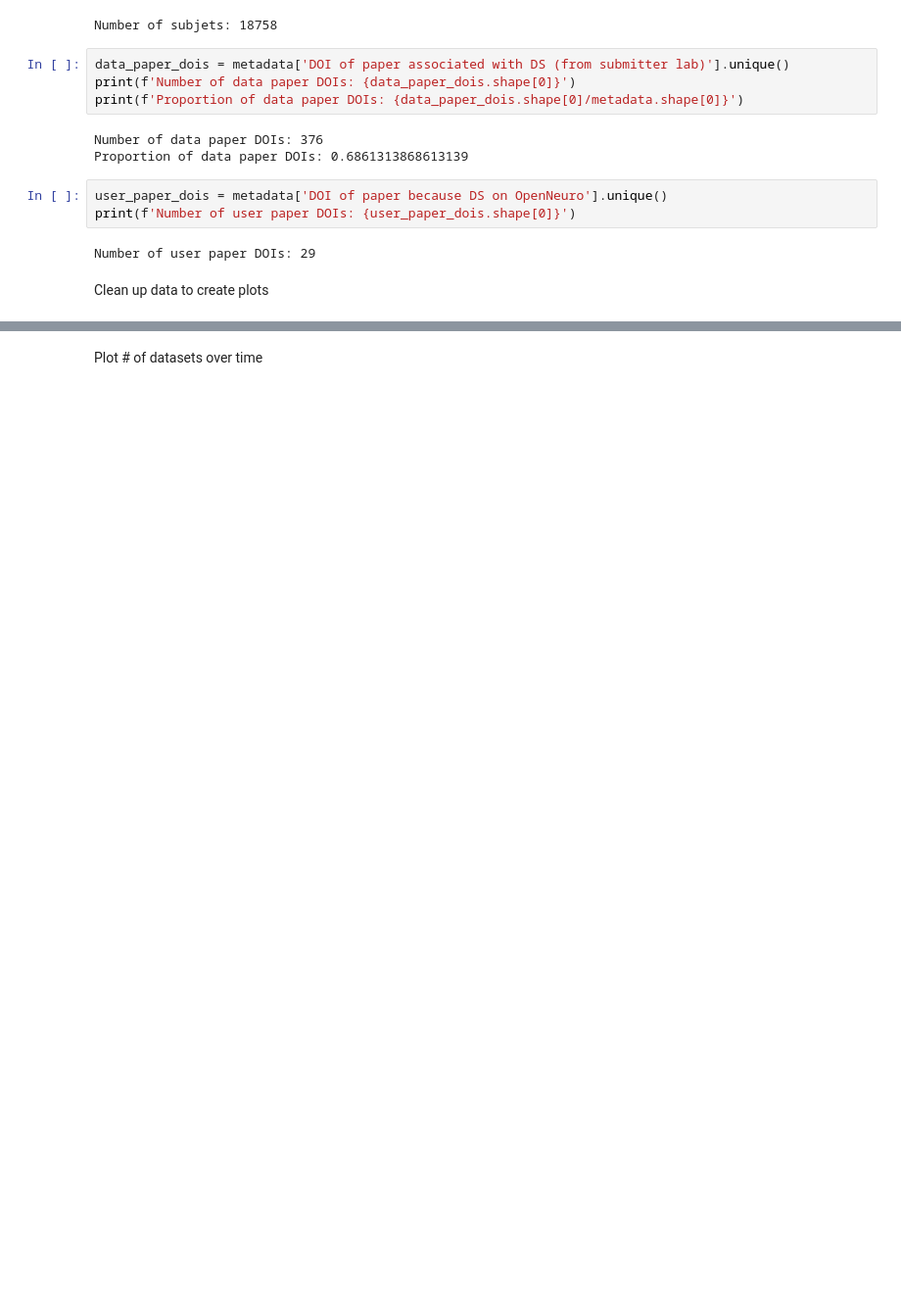
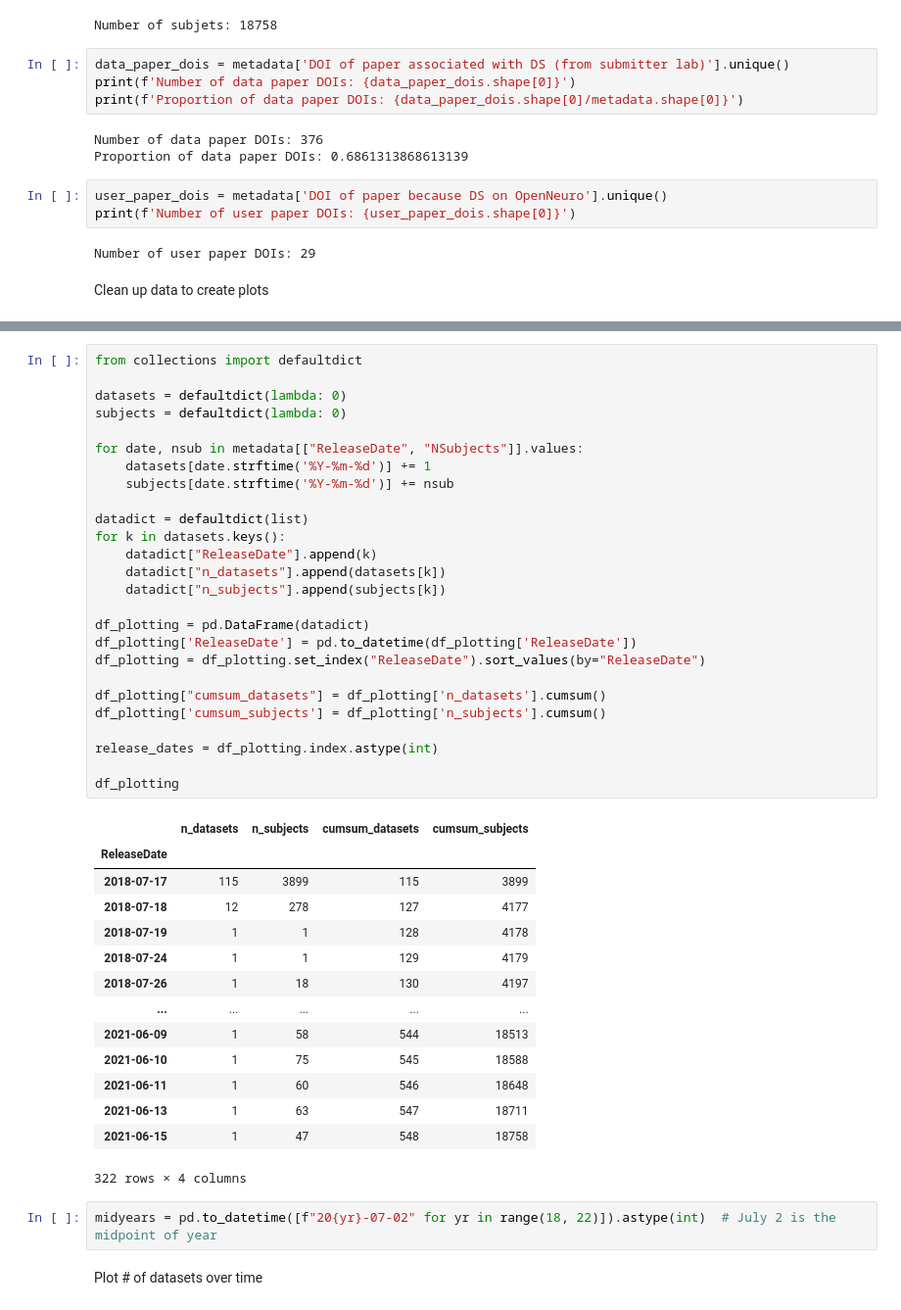
Before and after one commit to poldrack/OpenNeuro_analyses, a Jupyter notebook: metadata_analyses/DatabaseAndPublicationAnalyses.ipynb, the cells around one changed output, grey strips where cells are left out. Shown at 98% size. Saved outputs shown, nothing was run; the diff lists cells and outputs as text; blank space fills up the shorter version.

```diff
--- a/metadata_analyses/DatabaseAndPublicationAnalyses.ipynb
+++ b/metadata_analyses/DatabaseAndPublicationAnalyses.ipynb
@@ -77,3 +97,46 @@ Latest dataset: 2021-06-15T00:00:00.000000000
+# %%
+from collections import defaultdict
+
+datasets = defaultdict(lambda: 0)
+subjects = defaultdict(lambda: 0)
+
+for date, nsub in metadata[["ReleaseDate", "NSubjects"]].values:
+    datasets[date.strftime('%Y-%m-%d')] += 1
+    subjects[date.strftime('%Y-%m-%d')] += nsub
+
+datadict = defaultdict(list)
+for k in datasets.keys():
+    datadict["ReleaseDate"].append(k)
+    datadict["n_datasets"].append(datasets[k])
+    datadict["n_subjects"].append(subjects[k])
+
+df_plotting = pd.DataFrame(datadict)
+df_plotting['ReleaseDate'] = pd.to_datetime(df_plotting['ReleaseDate'])
+df_plotting = df_plotting.set_index("ReleaseDate").sort_values(by="ReleaseDate")
+
+df_plotting["cumsum_datasets"] = df_plotting['n_datasets'].cumsum()
+df_plotting['cumsum_subjects'] = df_plotting['n_subjects'].cumsum()
+
+release_dates = df_plotting.index.astype(int)
+
+df_plotting
+# %% [output]
+|  | n_datasets | n_subjects | cumsum_datasets | cumsum_subjects |
+| ReleaseDate |  |  |  |  |
+| 2018-07-17 | 115 | 3899 | 115 | 3899 |
+| 2018-07-18 | 12 | 278 | 127 | 4177 |
+| 2018-07-19 | 1 | 1 | 128 | 4178 |
+| 2018-07-24 | 1 | 1 | 129 | 4179 |
+| 2018-07-26 | 1 | 18 | 130 | 4197 |
+| ... | ... | ... | ... | ... |
+| 2021-06-09 | 1 | 58 | 544 | 18513 |
+| 2021-06-10 | 1 | 75 | 545 | 18588 |
+| 2021-06-11 | 1 | 60 | 546 | 18648 |
+| 2021-06-13 | 1 | 63 | 547 | 18711 |
+| 2021-06-15 | 1 | 47 | 548 | 18758 |
+322 rows × 4 columns
+# %%
+midyears = pd.to_datetime([f"20{yr}-07-02" for yr in range(18, 22)]).astype(int)  # July 2 is the midpoint of year
 # %% [markdown]
 Plot # of datasets over time
 # %%
```
Also changed, not shown: parts of 9 cells of this notebook.
